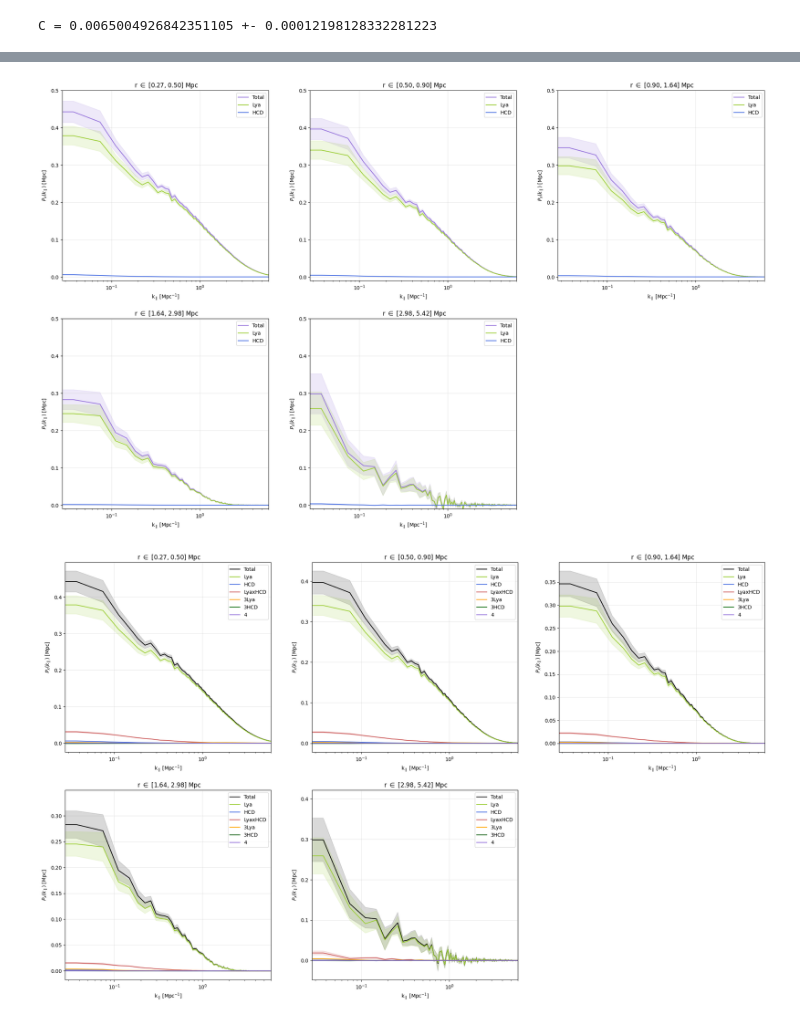
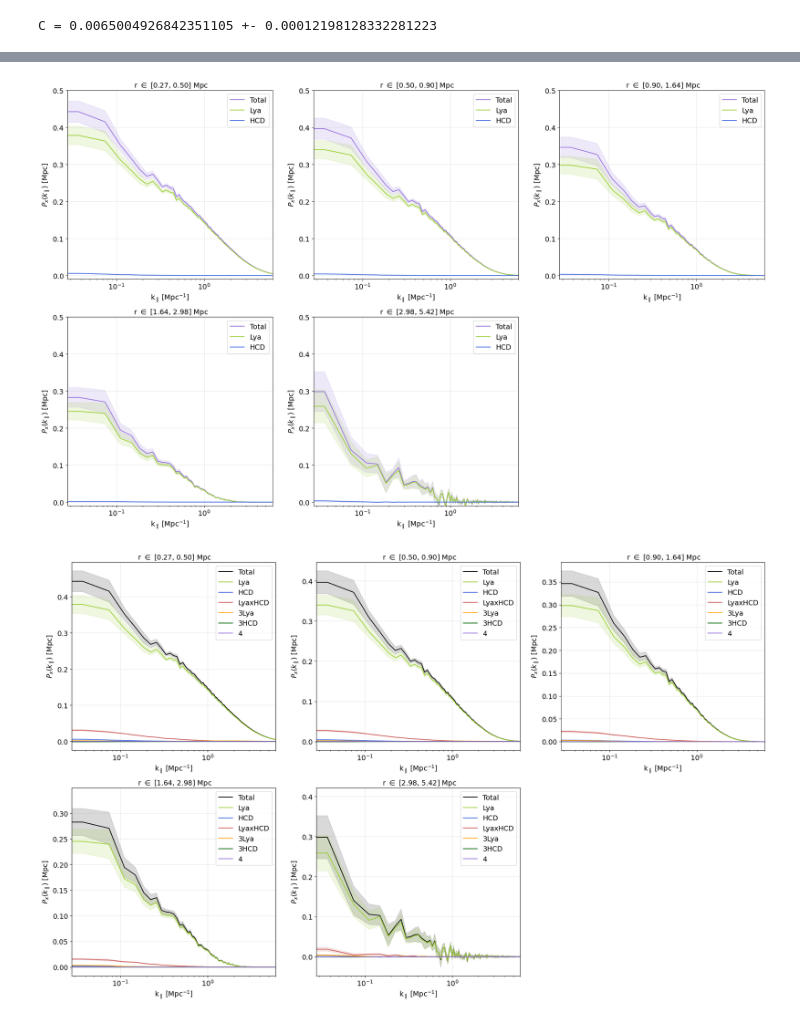
Before and after one commit to andreufont/astrid_hcd, a Jupyter notebook: SimulationFields/Px.ipynb, the cells around one changed output, grey strips where cells are left out. Cells and saved outputs as stored; diff of their text form; code cells hidden in the pictures.

```diff
--- a/SimulationFields/Px.ipynb
+++ b/SimulationFields/Px.ipynb
@@ -542,10 +546,14 @@ for i in np.arange(len(r_bins)-1):
     plt.plot(k_los, Px_lya[i]*k_los, color='yellowgreen', label='Lya')
     plt.plot(k_los, Px_hcd[i]*k_los, color='royalblue', label='HCD')
     plt.xscale('log')
-    plt.legend()
+    plt.legend(fontsize=14)
+    plt.xticks(fontsize=14)
+    plt.yticks(fontsize=14)
     plt.grid(alpha=0.3)
     plt.xlim(right=6)
-    plt.xlabel(r'k$_\parallel$ [Mpc$^{-1}$]')
-    plt.ylabel(r'$k_\parallel \, P_{x}$')
-    plt.title(f' r $\\in$ [%.2f, %.2f] Mpc' %(r_bins[i], r_bins[i+1]));
+    plt.xlabel(r'k$_\parallel$ [Mpc$^{-1}$]', fontsize=14)
+    plt.ylabel(r'$k_\parallel \, P_{x}$', fontsize=14)
+    plt.title(f' r $\\in$ [%.2f, %.2f] Mpc' %(r_bins[i], r_bins[i+1]), fontsize=14);
+
+    plt.savefig('plot.png', dpi=200, bbox_inches='tight')
 # %% [output]
@@ -562,44 +570,52 @@ for i in np.arange(len(r_bins)-1):
     plt.plot(k_los, Px_hcd[i], color='royalblue', label='HCD')
     plt.fill_between(k_los, (Px_hcd[i]-Px_std_hcd[i]), (Px_hcd[i]+Px_std_hcd[i]), color='royalblue', alpha=0.15)
     plt.xscale('log')
-    plt.legend()
+    plt.legend(fontsize=14)
+    plt.xticks(fontsize=14)
+    plt.yticks(fontsize=14)
     plt.grid(alpha=0.3)
     plt.xlim(right=6)
     plt.ylim(-0.01, 0.5)
-    plt.xlabel(r'k$_\parallel$ [Mpc$^{-1}$]')
-    plt.ylabel(r'$P_{x}(k_\parallel)$ [Mpc]')
-    plt.title(f' r $\\in$ [%.2f, %.2f] Mpc' %(r_bins[i], r_bins[i+1]));
+    plt.xlabel(r'k$_\parallel$ [Mpc$^{-1}$]', fontsize=14)
+    plt.ylabel(r'$P_{x}(k_\parallel)$ [Mpc]', fontsize=14)
+    plt.title(f' r $\\in$ [%.2f, %.2f] Mpc' %(r_bins[i], r_bins[i+1]), fontsize=14);
+
+    plt.savefig('plot.png', dpi=200, bbox_inches='tight')
 # %% [output]
-[figure, old version]
+[figure, new version]
 # %%
 plt.figure(figsize=(25, 15))
 
 for i in np.arange(len(r_bins)-1):
     plt.subplot(2, 3, i+1)
     plt.plot(k_los, Px_tot[i], color='k', label='Total')
     plt.fill_between(k_los, (Px_tot[i]-Px_std_tot[i]), (Px_tot[i]+Px_std_tot[i]), color='k', alpha=0.15)
     plt.plot(k_los, Px_lya[i], color='yellowgreen', label='Lya')
     plt.fill_between(k_los, (Px_lya[i]-Px_std_lya[i]), (Px_lya[i]+Px_std_lya[i]), color='yellowgreen', alpha=0.15)
     plt.plot(k_los, Px_hcd[i], color='royalblue', label='HCD')
     plt.fill_between(k_los, (Px_hcd[i]-Px_std_hcd[i]), (Px_hcd[i]+Px_std_hcd[i]), color='royalblue', alpha=0.15)
     plt.plot(k_los, Px_lyahcd[i], color='indianred', label='LyaxHCD')
     plt.fill_between(k_los, (Px_lyahcd[i]-Px_std_lyahcd[i]), (Px_lyahcd[i]+Px_std_lyahcd[i]), color='indianred', alpha=0.15)
     plt.plot(k_los, Px_3lya[i], color='orange', label='3Lya')
     plt.fill_between(k_los, (Px_3lya[i]-Px_std_3lya[i]), (Px_3lya[i]+Px_std_3lya[i]), color='orange', alpha=0.15)
     plt.plot(k_los, Px_3hcd[i], color='darkgreen', label='3HCD')
     plt.fill_between(k_los, (Px_3hcd[i]-Px_std_3hcd[i]), (Px_3hcd[i]+Px_std_3hcd[i]), color='darkgreen', alpha=0.15)
     plt.plot(k_los, Px_4[i], color='mediumpurple', label='4')
     plt.fill_between(k_los, (Px_4[i]-Px_std_4[i]), (Px_4[i]+Px_std_4[i]), color='mediumpurple', alpha=0.15)
 
     plt.xscale('log')
-    plt.legend()
+    plt.legend(fontsize=14)
+    plt.xticks(fontsize=14)
+    plt.yticks(fontsize=14)
     plt.grid(alpha=0.3)
     plt.xlim(right=6)
-    plt.xlabel(r'k$_\parallel$ [Mpc$^{-1}$]')
-    plt.ylabel(r'$P_{x}(k_\parallel)$ [Mpc]')
-    plt.title(f' r $\\in$ [%.2f, %.2f] Mpc' %(r_bins[i], r_bins[i+1]));
+    plt.xlabel(r'k$_\parallel$ [Mpc$^{-1}$]', fontsize=14)
+    plt.ylabel(r'$P_{x}(k_\parallel)$ [Mpc]', fontsize=14)
+    plt.title(f' r $\\in$ [%.2f, %.2f] Mpc' %(r_bins[i], r_bins[i+1]), fontsize=14);
+
+    plt.savefig('plot.png', dpi=200, bbox_inches='tight')
 # %% [output]
-[figure, old version]
+[figure, new version]
 # %%
 Px_aprox, Px_maxstd_aprox = Px_lya+Px_hcd+(2*Px_lyahcd)/((1+C)**2), Px_std_lya+Px_std_hcd+(2*Px_std_lyahcd)/((1+C)**2)
 Px_aprox_vega, Px_maxstd_aprox_vega = Px_lya+Px_hcd+(2*Px_lyahcd), Px_std_lya+Px_std_hcd+(2*Px_std_lyahcd)
```
Also changed, not shown: parts of 4 cells of this notebook.
